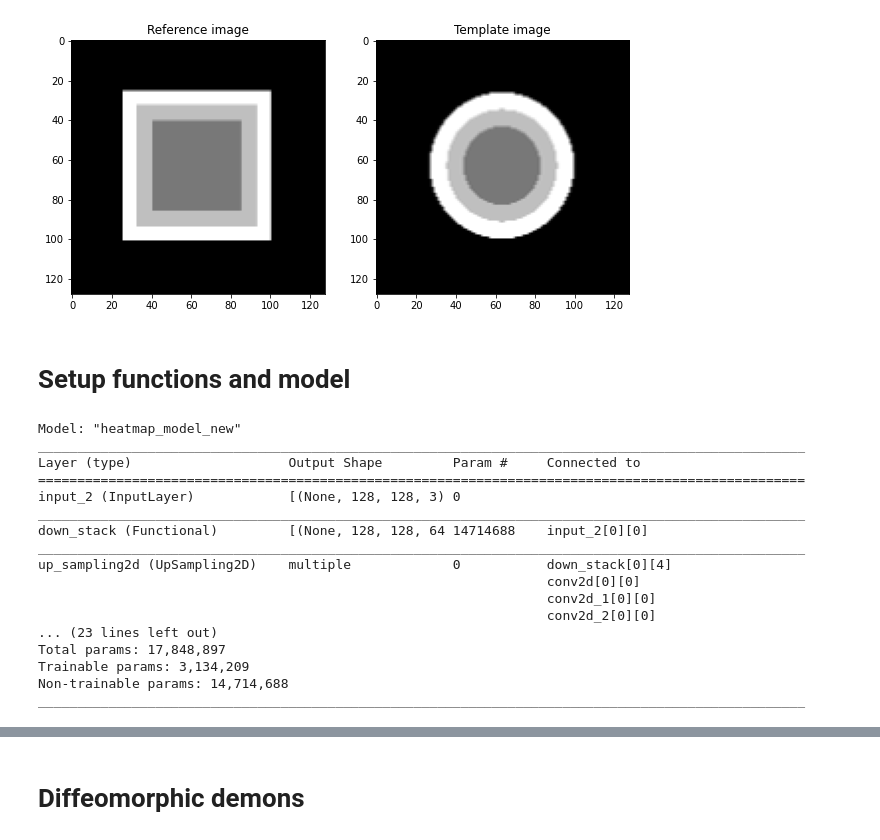
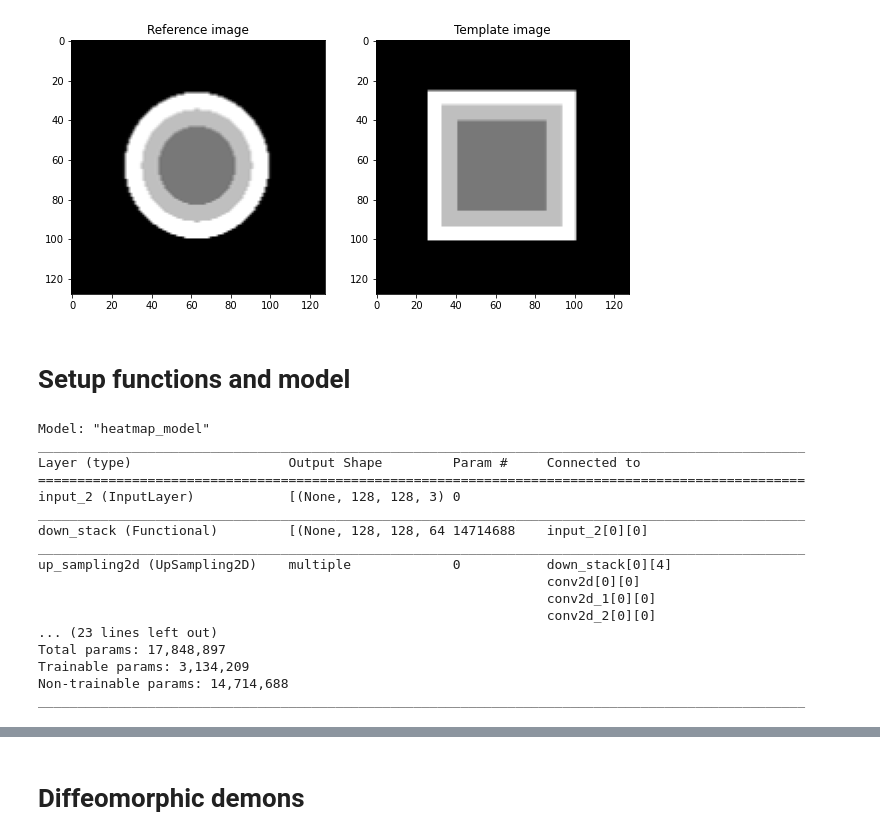
Before and after one commit to SaJoke/Image-Registraion, a Jupyter notebook: Deep Diffeomorphic Registration.ipynb, the cells around one changed output, grey strips where cells are left out. Drawn from its saved outputs; the diff is of its cells as text; code cells hidden in the pictures.

```diff
--- a/Deep Diffeomorphic Registration.ipynb
+++ b/Deep Diffeomorphic Registration.ipynb
@@ -7,27 +8,27 @@ import tensorflow_addons as tfa
 # %%
-#temp_img = cv2.imread('./Images/R1.png',32)
-#ref_img = cv2.imread('./Images/T1.png',32)
-ref_img = cv2.imread('./Images/t2_T.png',32)
-temp_img = cv2.imread('./Images/t2_R.png',32)
-shape = min(min(ref_img.shape),min(temp_img.shape))//32*32
+ref_img = cv2.imread('./Images/R1.png',32)
+temp_img = cv2.imread('./Images/T1.png',32)
+#temp_img = cv2.imread('./Images/t2_T.png',32)
+#ref_img = cv2.imread('./Images/t2_R.png',32)
+shape = min(min(ref_img.shape),min(temp_img.shape))//16*16
 img_shape = (shape,shape)
 ref_img = cv2.resize(ref_img,img_shape,interpolation=cv2.INTER_CUBIC)
 temp_img = cv2.resize(temp_img,img_shape,interpolation=cv2.INTER_CUBIC)
 
 # from 0-255 to 0-1
 ref_img = np.float32((ref_img-np.min(ref_img))/(np.max(ref_img)-np.min(ref_img)))
 temp_img = np.float32((temp_img-np.min(temp_img))/(np.max(temp_img)-np.min(temp_img)))
 
 figure = plt.figure(figsize=(10,5))
 figure.add_subplot(1,2,1)
 plt.title('Reference image')
 plt.imshow(ref_img,cmap='gray')
 figure.add_subplot(1,2,2)
 plt.title('Template image')
 plt.imshow(temp_img,cmap='gray')
 plt.show()
 # %% [output]
-[figure, old version]
+[figure, new version]
 # %% [markdown]
 # Setup functions and model
 # %%
@@ -107,14 +108,15 @@ for skip in skips:
     x = up(x)
     concat = tf.keras.layers.Concatenate()
     x = concat([x, skip])
+    #x = tf.keras.layers.BatchNormalization()(x)
     x = tf.keras.layers.Conv2D(x.shape[3]/4,3,activation='relu',padding='same')(x)
-x = tf.keras.layers.Conv2D(1,3,padding='same')(x)
+x = tf.keras.layers.Conv2D(1,3,padding='same',activation='tanh',kernel_initializer='zeros',bias_initializer='zeros')(x)
 
-heatmap_model_new = tf.keras.Model(inputs=inputs, outputs=x,name='heatmap_model_new')
-heatmap_model_new.summary()
-Wsave_new = heatmap_model_new.get_weights()
+heatmap_model = tf.keras.Model(inputs=inputs, outputs=x,name='heatmap_model')
+heatmap_model.summary()
+Wsave = heatmap_model.get_weights()
 # %% [output]
-Model: "heatmap_model_new"
+Model: "heatmap_model"
 __________________________________________________________________________________________________
 Layer (type)                    Output Shape         Param #     Connected to
 ==================================================================================================
```
Also changed, not shown: parts of 20 cells of this notebook.
